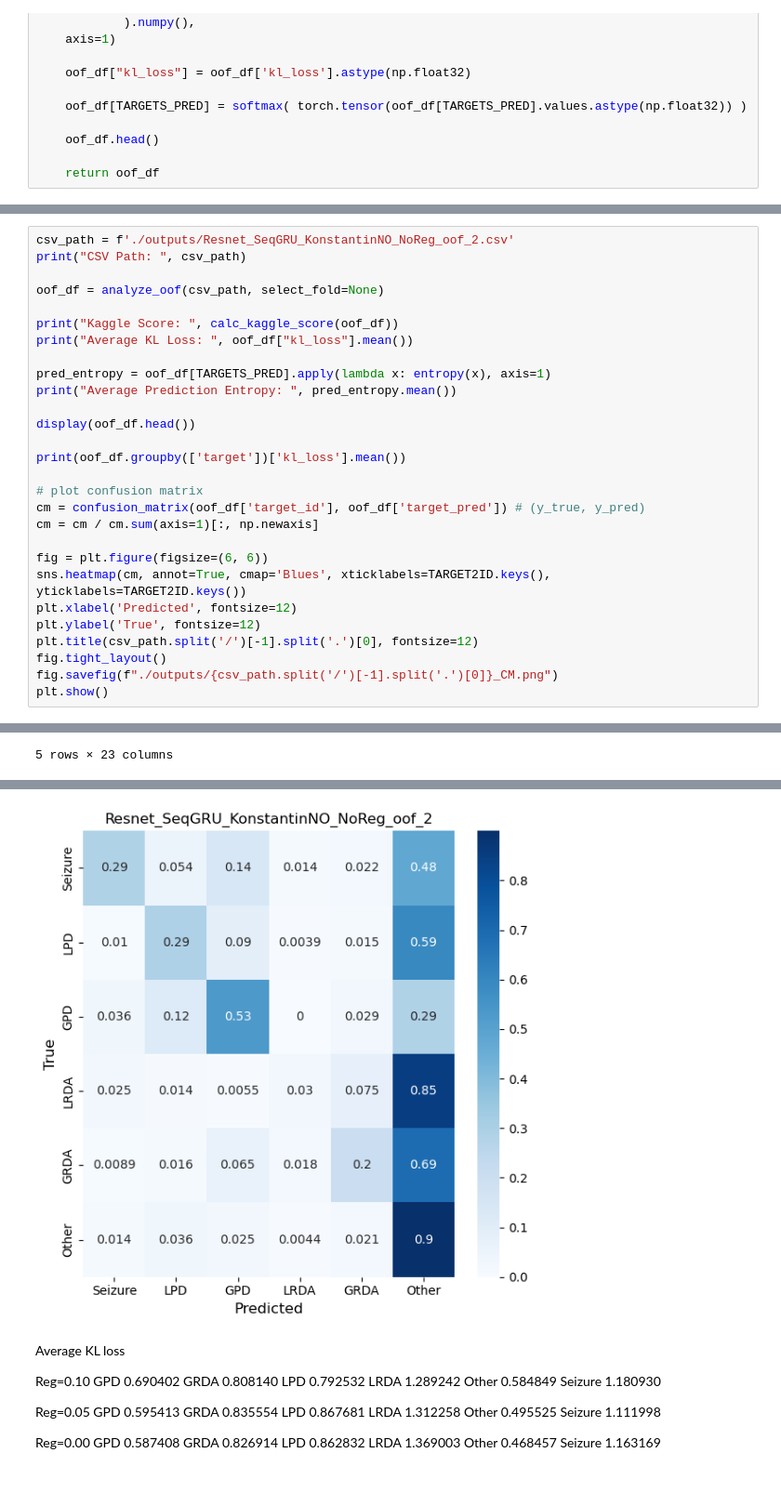
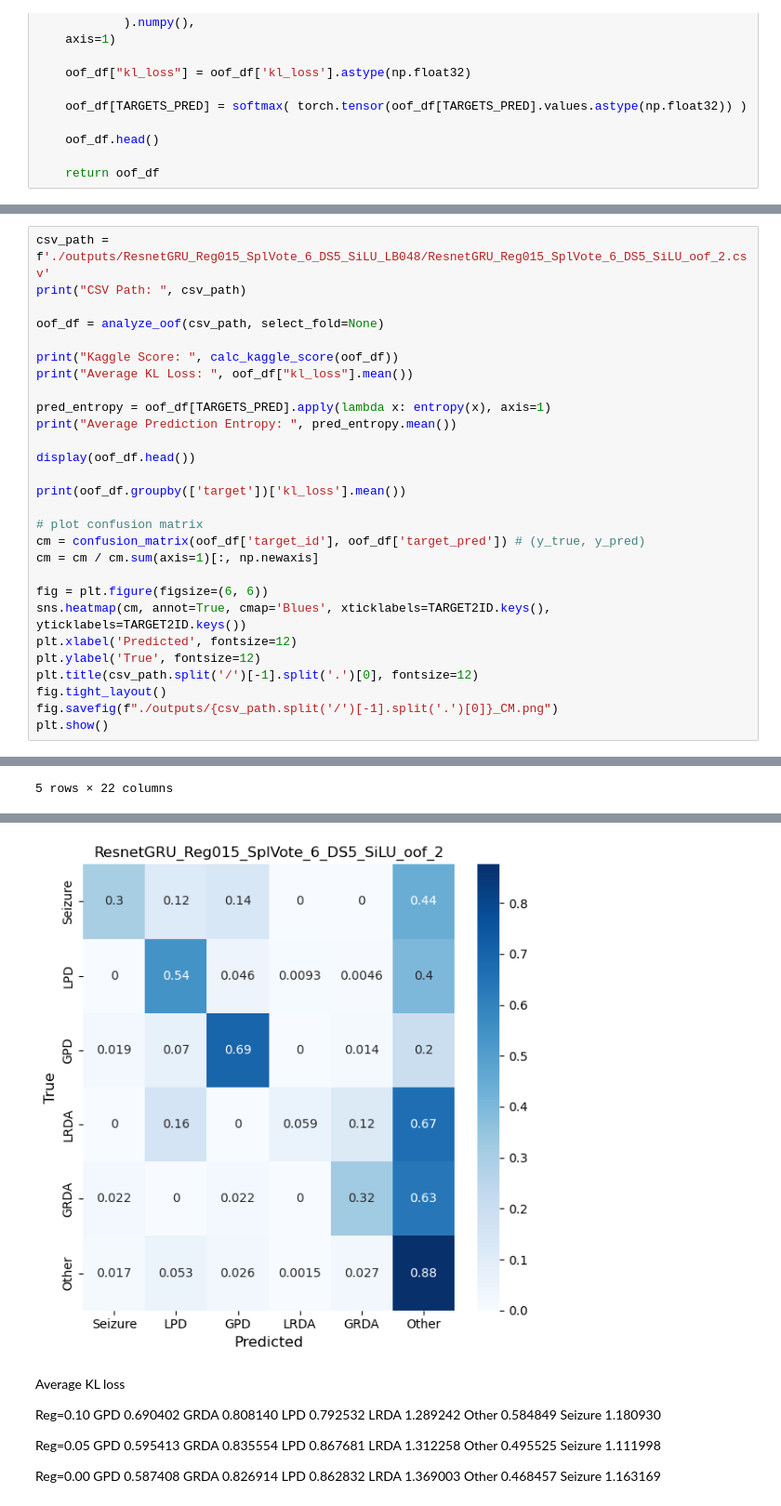
Before and after one commit to AzimuthLI/kaggle_hms, a Jupyter notebook: visualize_oof.ipynb, the cells around one changed output, grey strips where cells are left out. Shown at 93% size. Saved outputs shown, nothing was run; the diff lists cells and outputs as text.

Commit message:
resnet_gru fixed. LB=0.48

```diff
--- a/visualize_oof.ipynb
+++ b/visualize_oof.ipynb
@@ -122,5 +122,5 @@ Name: kl_loss, dtype: float32
 # %%
-csv_path = f'./outputs/Resnet_SeqGRU_KonstantinNO_NoReg_oof_2.csv'
+csv_path = f'./outputs/ResnetGRU_Reg015_SplVote_6_DS5_SiLU_LB048/ResnetGRU_Reg015_SplVote_6_DS5_SiLU_oof_2.csv'
 print("CSV Path: ", csv_path)
 
 oof_df = analyze_oof(csv_path, select_fold=None)
@@ -161,2 +161,2 @@ Average Prediction Entropy:  1.0404763
-5 rows × 23 columns
+5 rows × 22 columns
 target
@@ -169,5 +169,5 @@ Seizure    0.915751
 Name: kl_loss, dtype: float32
-[figure, old version]
+[figure, new version]
 # %% [markdown]
 Average KL loss
 
```
Also changed, not shown: parts of 3 cells of this notebook, 1 other file.
